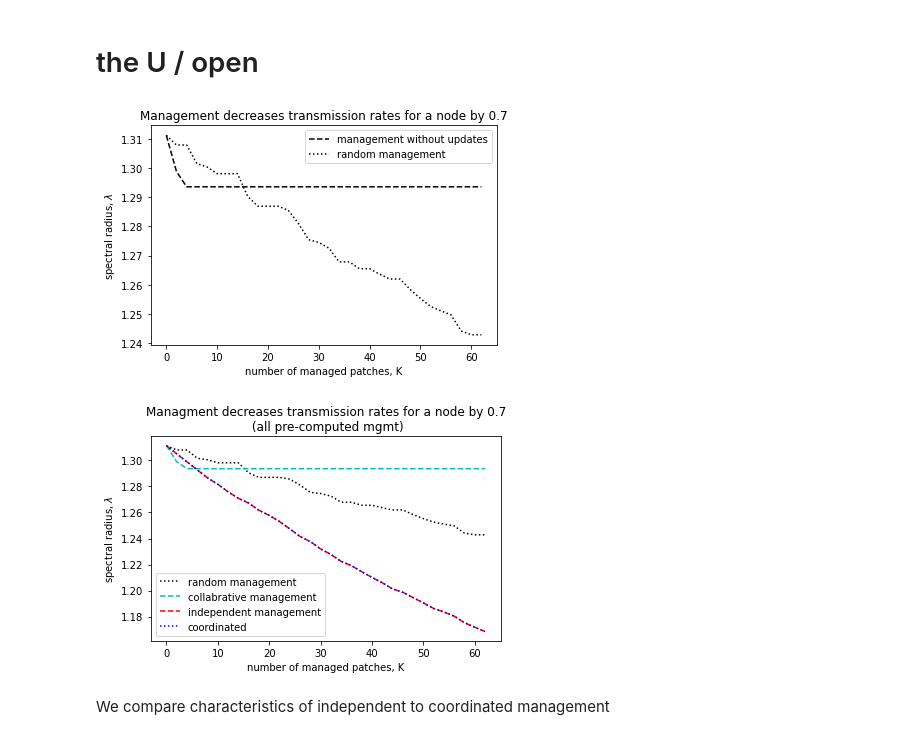
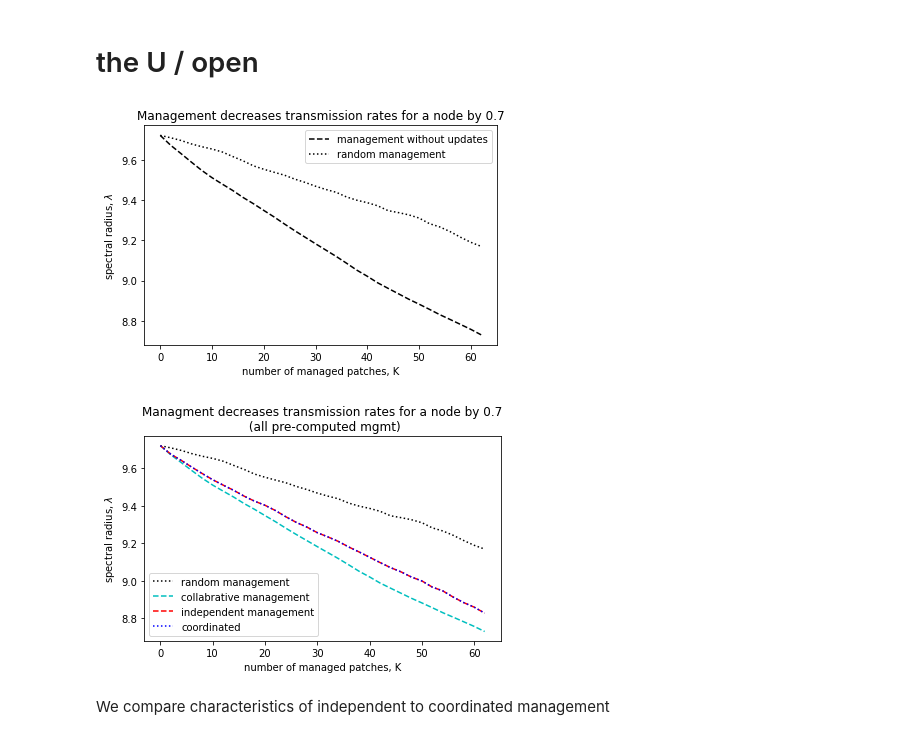
Before and after one commit to ashander/sesync, a Jupyter notebook: exp4_spectral_management_simple.ipynb, the cells around one changed output. Saved outputs shown, nothing was run; the diff lists cells and outputs as text; code cells hidden in the pictures.

```diff
--- a/exp4_spectral_management_simple.ipynb
+++ b/exp4_spectral_management_simple.ipynb
@@ -47,11 +47,12 @@ def get_community_line(n):
     return np.diag(main, k=0) + np.diag(sub, k=1) + np.diag(sup, k=-1)
 
 
+    # doh the U and square have the same ecol - different social!
 def get_community_2(comm_type):
     PI = None
     if comm_type == "open": # the U
-        PI = np.array([[.1,.0],
-                      [.0,.1,]])
+        PI = np.array([[.1,.05],
+                      [.05,.1,]])
     if comm_type == "closed": # the square or O
          PI = np.array([[.1,.05],
                       [.05,.1,]])
@@ -73,7 +74,7 @@ def get_community(comm_type, n=4):
 # %%
 K = 2 # number communities
 
-f1,ax = plt.subplots(2,3,figsize = (12,16))
+f1,ax = plt.subplots(2,3,figsize = (8,6))
 
 for i, ct in enumerate(["open", "closed"]):
     PI = get_community(ct, n=K)
@@ -176,13 +177,19 @@ savefig('figs/community_net_plot.pdf')
 # %% [markdown]
 # the U / open
 # %%
-K = 2
-PI = get_community("open", n=K)
-N = 50 * k # nodes
-Ns = np.ones(K, dtype=int)*N/K
-A,id_sets = make_SBM(Ns,PI)
-A = uniform_weight_edges(A,.1)
-lam = np.max(np.linalg.eigh(A)[0])
+def make_A(K, N, comm_type):
+    PI = get_community(comm_type, n=K)
+    N = N * k # nodes
+    Ns = np.ones(K, dtype=int)*N/K
+    A,id_sets = make_SBM(Ns,PI)
+    A = uniform_weight_edges(A,.5)
+    lam = np.max(np.linalg.eigh(A)[0])
+    return A, lam
+
+
+AU, _ = make_A(2, 50, "open")
+
+# budgets and p = managmeent effect
 p = 0.7
 KK = 64
 Ks = np.arange(0,KK,K)
@@ -197,9 +204,9 @@ manage_opts = {'p':p, # decrease the edge weights of selected nodes by p% (p=1 i
               }
 manage_opts['budget_step'] = K
 rank_opts['budget'] = [KK]
-rank_opts['control_id_sets'] = [np.arange(len(A))] # global control
+rank_opts['control_id_sets'] = [np.arange(len(AU))] # global control
 
-A_random,lams_random, Ksr = manage_nodes(A,rank_opts,manage_opts)
+A_random,lams_random, Ksr = manage_nodes(AU,rank_opts,manage_opts)
 
 #
 manage_opts = {'p':p, # decrease the edge weights of selected nodes by p% (p=1 is the strongest management)
@@ -211,13 +218,13 @@ manage_opts['budget_step'] = K
 rank_opts = {'type':'evec', # rank according to eigenvector centrality  - no 'info_id_sets' needed
             }
 rank_opts['budget'] = [KK]
-rank_opts['control_id_sets'] = [np.arange(len(A))] # global control
+rank_opts['control_id_sets'] = [np.arange(len(AU))] # global control
 
 
-AA2,lams2, Ks2 = manage_nodes(A,rank_opts,manage_opts)
+AA2U,lams2U, Ks2U = manage_nodes(AU,rank_opts,manage_opts)
 # %%
 #plot(arange(K),lams[0]*np.ones(K),'k:')
-plt.plot(Ks2,lams2,'k--')
+plt.plot(Ks2U,lams2U,'k--')
 plt.plot(Ksr,lams_random,'k:')
 plt.legend(['management without updates',
             'random management'])
@@ -229,7 +236,7 @@ plt.title('Management decreases transmission rates for a node by '+ str(manage_o
 plt.tight_layout();
 plt.savefig('figs/node_management_SBM222'+str(K)+'.pdf')
 # %% [output]
-[figure, old version]
+[figure, new version]
 # %%
 manage_opts = {'p':p, # decrease the edge weights of selected nodes by p% (p=1 is the strongest management)
                'distributed':True # compute rankings separately for different subgraphs
@@ -245,7 +252,7 @@ rank_opts['budget'] = np.repeat(b, K)
 rank_opts['info_id_sets'] = [np.array(i) for i in id_sets]
 rank_opts['control_id_sets'] = [np.array(i) for i in id_sets]
 manage_opts['online'] = False # update ranking after each modification? no
-AA4,lams4, Ks4 = manage_nodes(A,rank_opts,manage_opts)
+AA4U,lams4U, Ks4U = manage_nodes(AU,rank_opts,manage_opts)
 
 
 # info sharing -- community minded folks but don't have a connection to their neighbors
@@ -254,27 +261,27 @@ rank_opts['info_id_sets'] = [np.array(i) for i in id_sets]
 rank_opts['control_id_sets'] = [np.array(i) for i in id_sets]
 
 manage_opts['online'] = False # update ranking after each modification? yes
-AA6t,lams6t, Kst6 = manage_nodes(A,rank_opts,manage_opts)
+AA6tU,lams6tU, Kst6U = manage_nodes(AU,rank_opts,manage_opts)
 # %%
 f1,ax = plt.subplots(1,1,figsize=(6,4));
 
 
 
 plt.plot(Ksr,lams_random,'k:');
 
-plt.plot(Ks2,lams2,'c--')
-plt.plot(Ks4,lams4,'r--');
+plt.plot(Ks2U,lams2U,'c--')
+plt.plot(Ks4U,lams4U,'r--');
 
-plt.plot(Kst6,lams6t,'b:');
+plt.plot(Kst6U,lams6tU,'b:');
 plt.legend(['random management', 'collabrative management','independent management','coordinated'])
 
 plt.xlabel('number of managed patches, K')
 plt.ylabel('spectral radius, $\lambda$')
 
 plt.title('Managment decreases transmission rates for a node by '+ str(manage_opts['p']) +'\n (all pre-computed mgmt)');
 plt.tight_layout();
 plt.savefig('figs/node_management_SBM'+str(K)+'.pdf')
 # %% [output]
-[figure, old version]
+[figure, new version]
 # %% [markdown]
 We compare characteristics of independent to coordinated management
```
Also changed, not shown: parts of 9 cells of this notebook.
